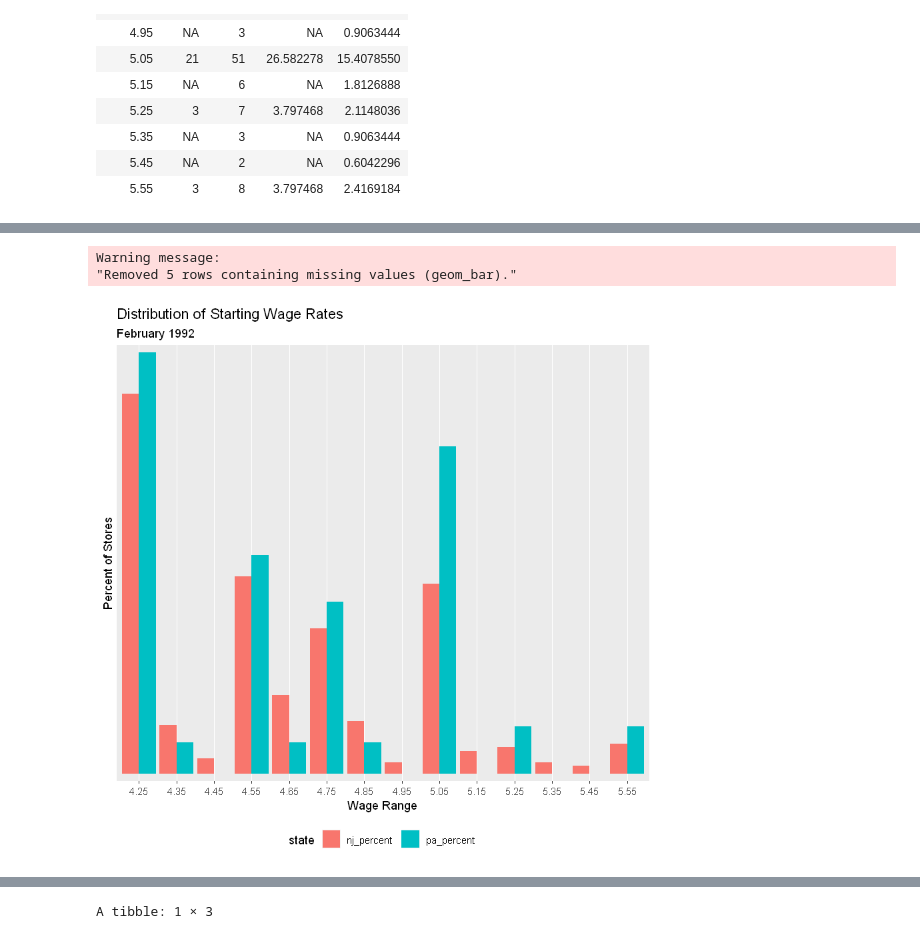
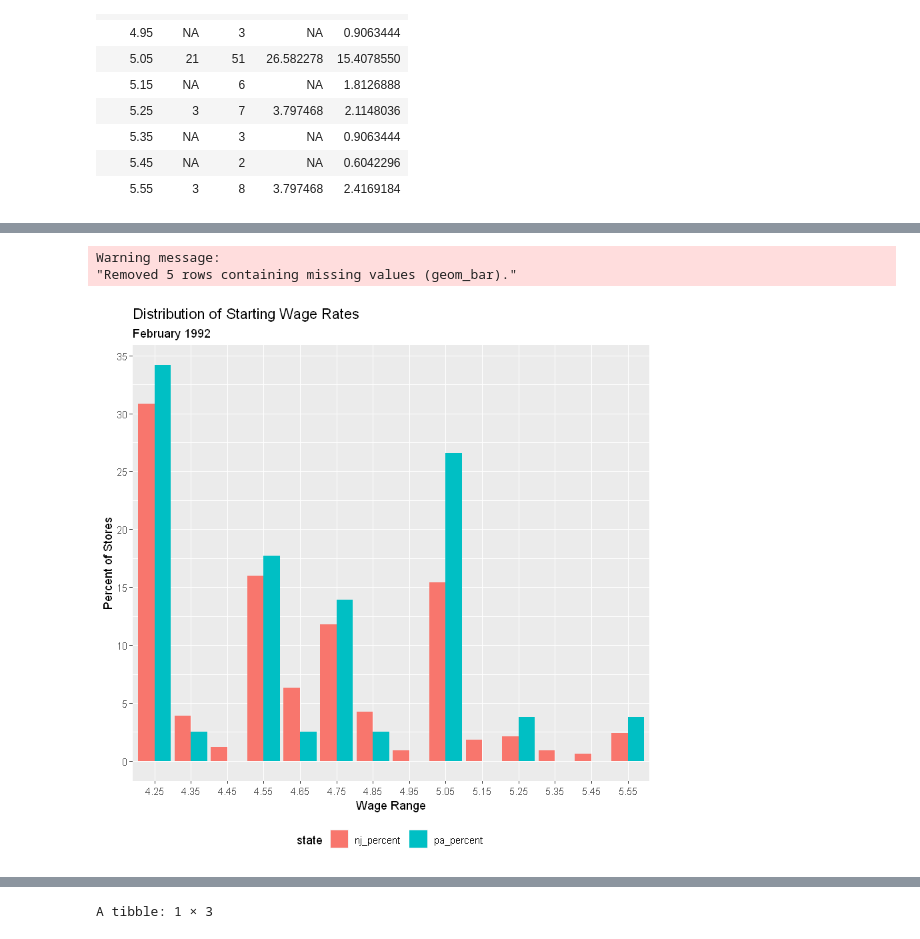
Before and after one commit to alopatina/Applied-Causal-Analysis, a Jupyter notebook: Difference in difference Min Wages and Employment Card and Krueger replication.ipynb, the cells around one changed output, grey strips where cells are left out. Saved outputs shown, nothing was run; the diff lists cells and outputs as text; code cells hidden in the pictures.

```diff
--- a/Difference in difference Min Wages and Employment Card and Krueger replication.ipynb
+++ b/Difference in difference Min Wages and Employment Card and Krueger replication.ipynb
@@ -24,3 +55,5 @@ direct <- "C:/Users/aslop/Documents/CLASSES/SPRING 2019/Econometrics/Difference-
+# %%
+direct <- "did_krueger"
 # %%
 # download file from a website
 
@@ -379,16 +418,15 @@ A tibble: 28 × 5
 # %%
 # standard wages before the min wage change in NJ
-
 ggplot(data=full_n, aes(x = category, y = percent, fill = state)) +
 geom_bar(stat = "identity", position = position_dodge()) +
 ggtitle("Distribution of Starting Wage Rates", subtitle = "February 1992") +
 scale_x_discrete("Wage Range") +
-scale_y_discrete("Percent of Stores") +
+scale_y_continuous("Percent of Stores", breaks=seq(0,35,5)) +
 theme(legend.position = "bottom")
 # %% [output]
 Warning message:
 "Removed 5 rows containing missing values (geom_bar)."
-[figure, old version]
+[figure, new version]
 # %% [markdown]
 ![Capture.JPG](attachment:Capture.JPG)
 # %%
```
Also changed, not shown: parts of 21 cells of this notebook.
